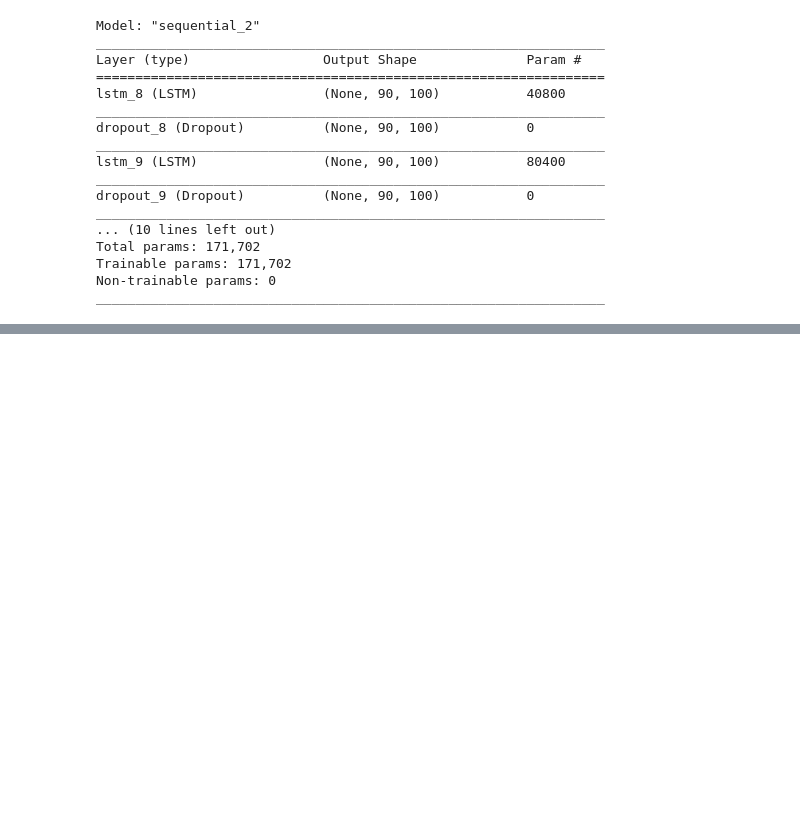
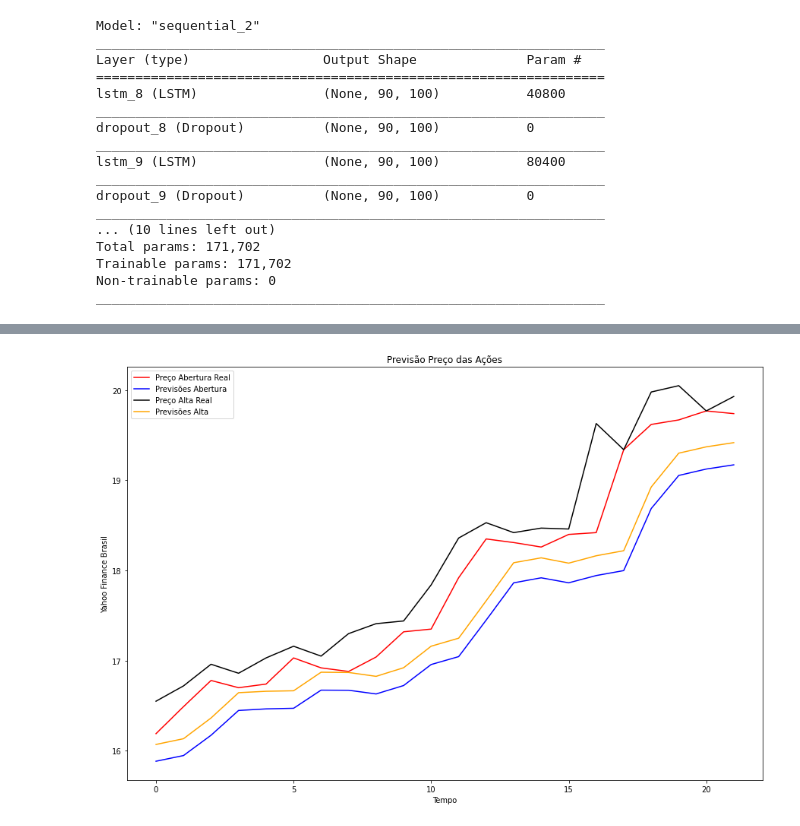
Before and after one commit to itimes-digital/deep-learning-estudo, a Jupyter notebook: serie_temporal_multi_saidas.ipynb, the cells around one changed output, grey strips where cells are left out. Saved outputs shown, nothing was run; the diff lists cells and outputs as text; code cells hidden in the pictures; blank space fills up the shorter version.

```diff
--- a/serie_temporal_multi_saidas.ipynb
+++ b/serie_temporal_multi_saidas.ipynb
@@ -115,0 +165,3 @@ model.fit(previsores, preco_real, epochs = 100, batch_size = 32)
+# %%
+entradas = entradas.reshape(-1,1);
+entradas = normalizador.transform(entradas);
@@ -115,0 +172,8 @@ model.fit(previsores, preco_real, epochs = 100, batch_size = 32)
+# %%
+x_teste = [];
+
+for i in range(90, 112):
+  x_teste.append(entradas[i - 90: i , 0]);
+
+x_teste = np.array(x_teste);
+x_teste = np.reshape(x_teste, (x_teste.shape[0], x_teste.shape[1], 1));
@@ -115,0 +184,3 @@ model.fit(previsores, preco_real, epochs = 100, batch_size = 32)
+# %%
+previsoes = model.predict(x_teste);
+previsoes
@@ -115,0 +205,17 @@ model.fit(previsores, preco_real, epochs = 100, batch_size = 32)
+# %%
+previsoes = normalizador.inverse_transform(previsoes);
+# %%
+plt.figure(figsize=(15, 10));
+plt.plot(preco_real_open, color = 'red', label = 'Preço Abertura Real');
+plt.plot(previsoes[:, 0], color = 'blue', label = 'Previsões Abertura');
+
+plt.plot(preco_real_high, color = 'black', label = 'Preço Alta Real');
+plt.plot(previsoes[:, 1], color = 'orange', label = 'Previsões Alta');
+
+plt.title('Previsão Preço das Ações');
+plt.xlabel('Tempo');
+plt.ylabel('Yahoo Finance Brasil');
+plt.legend();
+plt.show();
+# %% [output]
+[figure, added]
```
Also changed, not shown: parts of 9 cells of this notebook.
